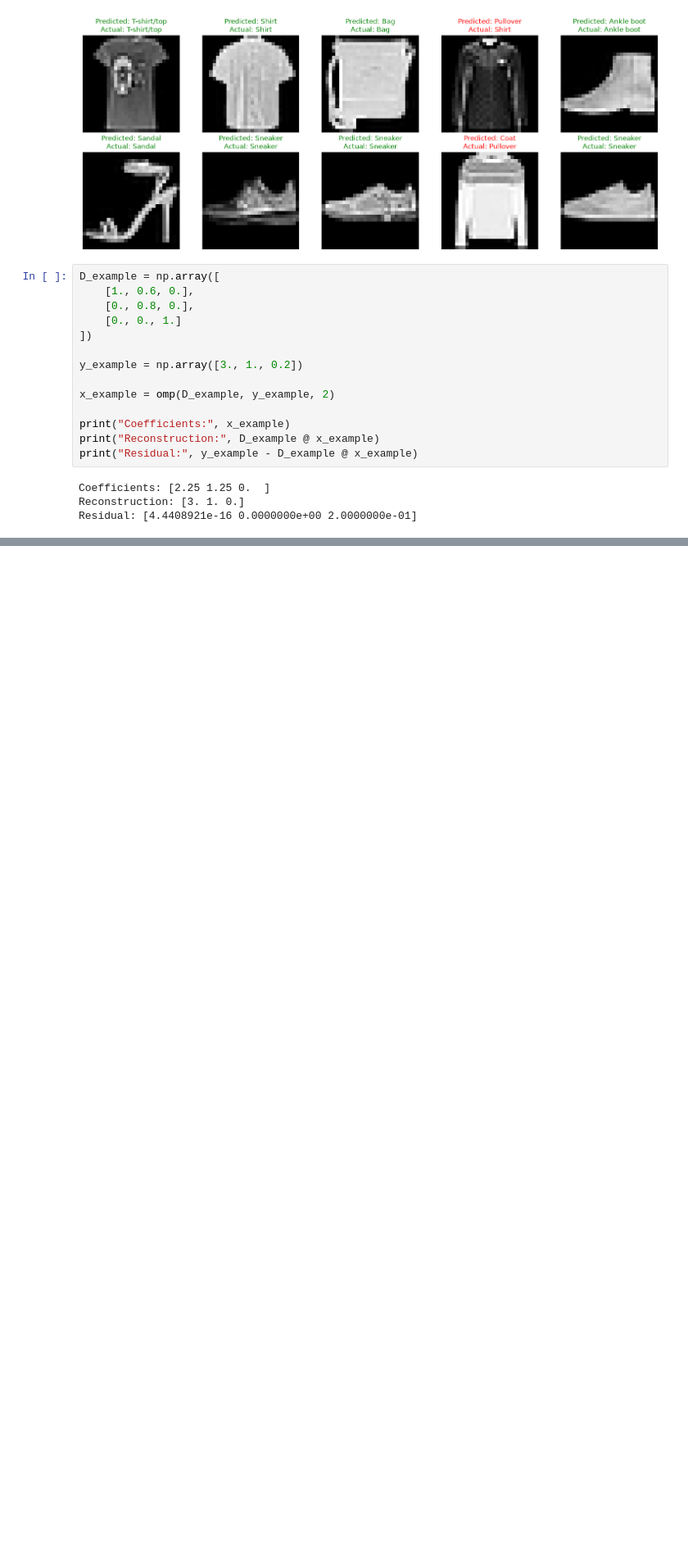
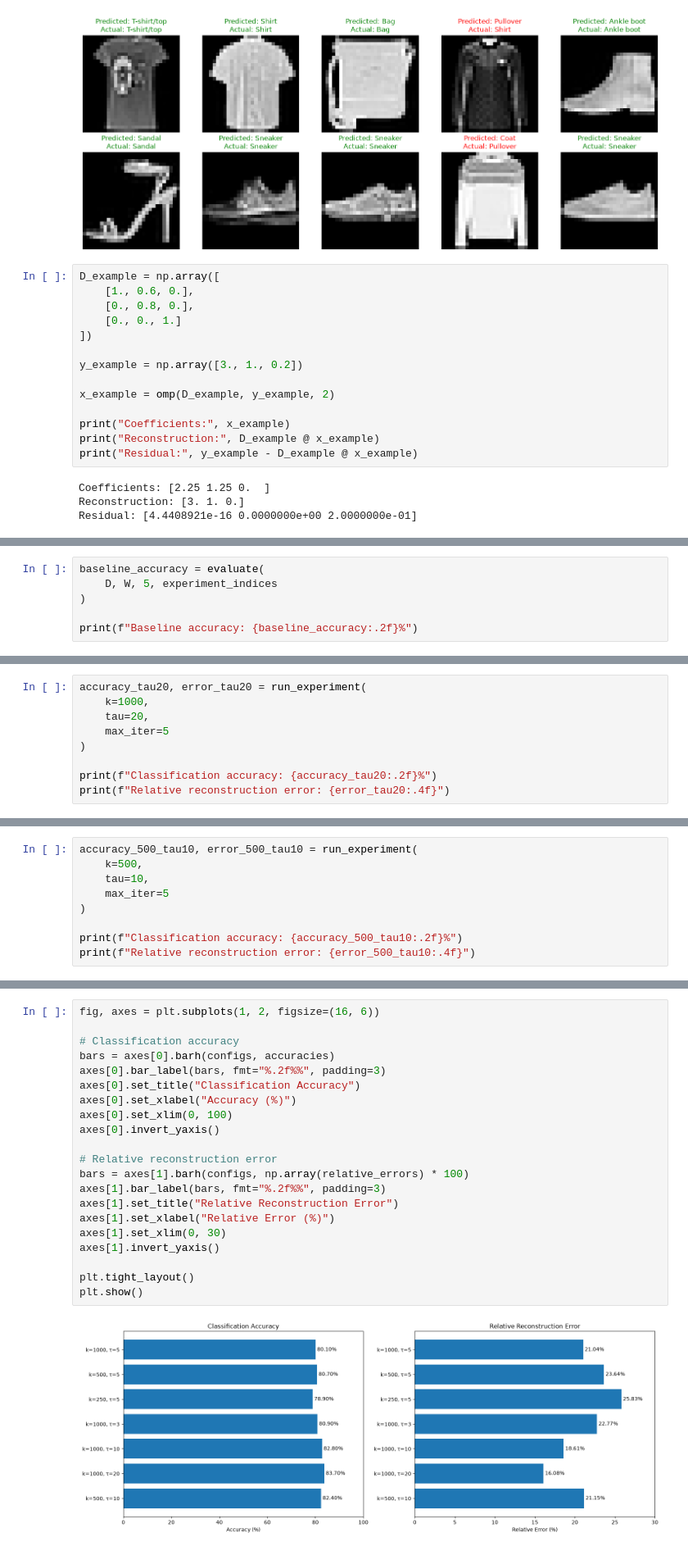
Before and after one commit to rigozu9/Matrix-and-Tensor-Techniques-for-DS, a Jupyter notebook: lab4/lab4.ipynb, the cells around one changed output, grey strips where cells are left out. Shown at 82% size. Drawn from its saved outputs; the diff is of its cells as text; blank space fills up the shorter version.

```diff
--- a/lab4/lab4.ipynb
+++ b/lab4/lab4.ipynb
@@ -638,0 +668,6 @@ Residual: [4.4408921e-16 0.0000000e+00 2.0000000e-01]
+# %%
+baseline_accuracy = evaluate(
+    D, W, 5, experiment_indices
+)
+
+print(f"Baseline accuracy: {baseline_accuracy:.2f}%")
@@ -638,0 +777,9 @@ Residual: [4.4408921e-16 0.0000000e+00 2.0000000e-01]
+# %%
+accuracy_tau20, error_tau20 = run_experiment(
+    k=1000,
+    tau=20,
+    max_iter=5
+)
+
+print(f"Classification accuracy: {accuracy_tau20:.2f}%")
+print(f"Relative reconstruction error: {error_tau20:.4f}")
@@ -638,0 +794,9 @@ Residual: [4.4408921e-16 0.0000000e+00 2.0000000e-01]
+# %%
+accuracy_500_tau10, error_500_tau10 = run_experiment(
+    k=500,
+    tau=10,
+    max_iter=5
+)
+
+print(f"Classification accuracy: {accuracy_500_tau10:.2f}%")
+print(f"Relative reconstruction error: {error_500_tau10:.4f}")
@@ -638,0 +841,23 @@ Residual: [4.4408921e-16 0.0000000e+00 2.0000000e-01]
+# %%
+fig, axes = plt.subplots(1, 2, figsize=(16, 6))
+
+# Classification accuracy
+bars = axes[0].barh(configs, accuracies)
+axes[0].bar_label(bars, fmt="%.2f%%", padding=3)
+axes[0].set_title("Classification Accuracy")
+axes[0].set_xlabel("Accuracy (%)")
+axes[0].set_xlim(0, 100)
+axes[0].invert_yaxis()
+
+# Relative reconstruction error
+bars = axes[1].barh(configs, np.array(relative_errors) * 100)
+axes[1].bar_label(bars, fmt="%.2f%%", padding=3)
+axes[1].set_title("Relative Reconstruction Error")
+axes[1].set_xlabel("Relative Error (%)")
+axes[1].set_xlim(0, 30)
+axes[1].invert_yaxis()
+
+plt.tight_layout()
+plt.show()
+# %% [output]
+[figure, added]
```
Also changed, not shown: parts of 14 cells of this notebook.
